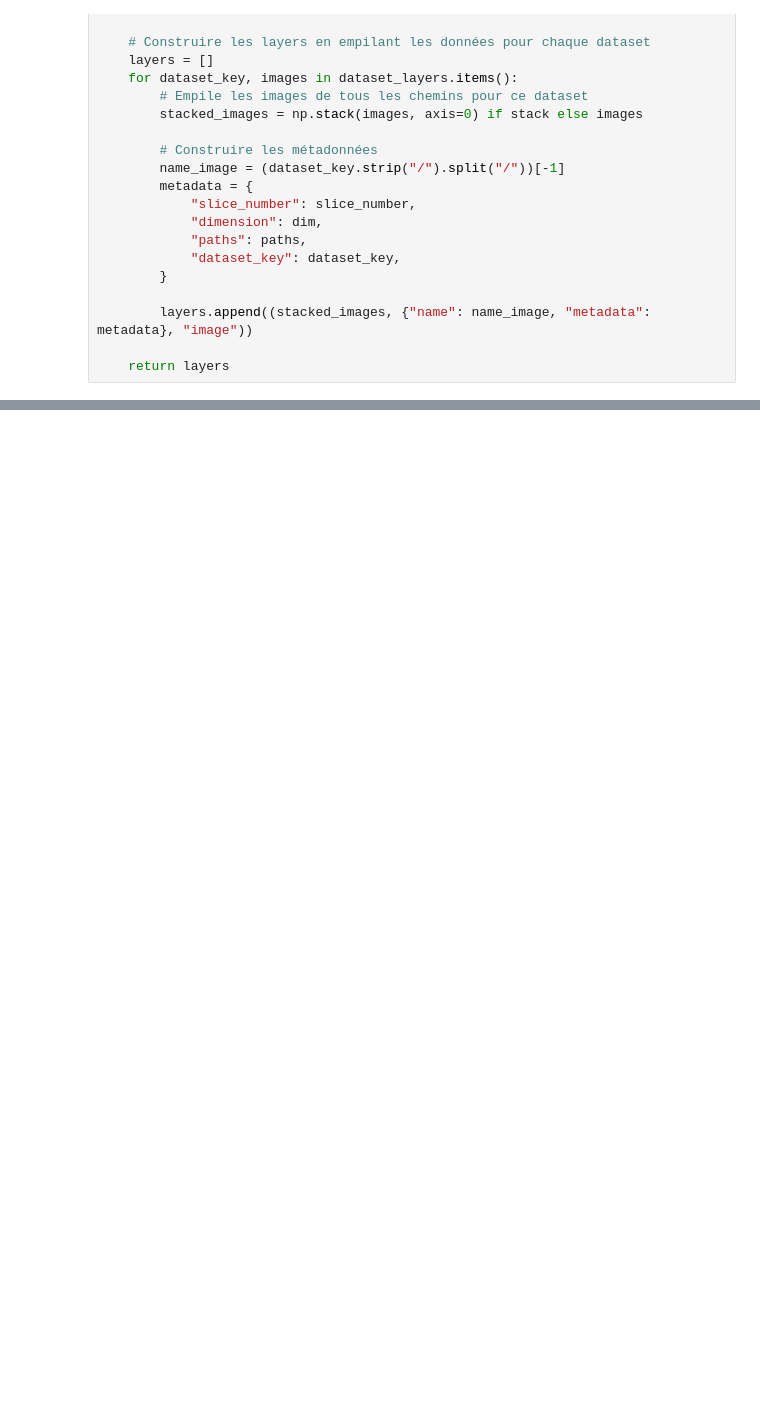
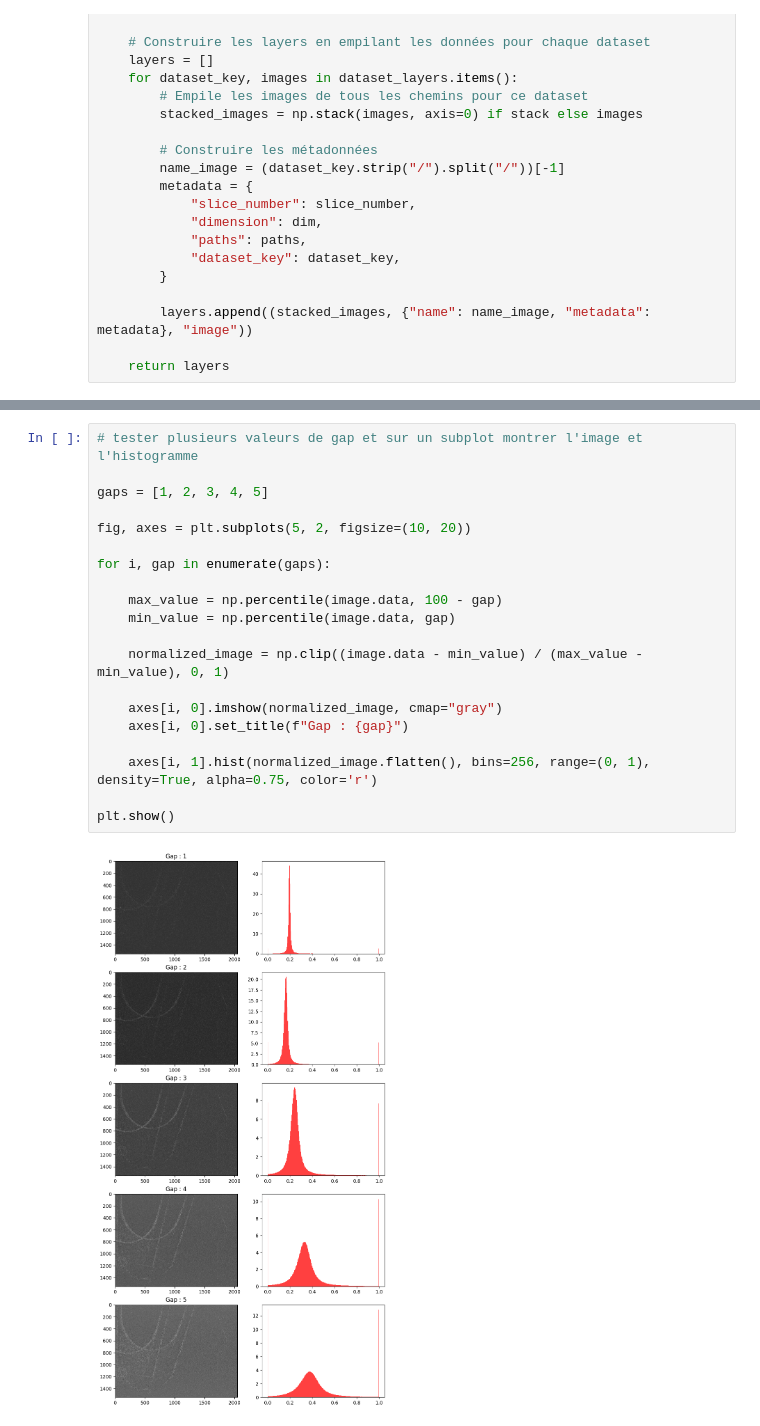
Before and after one commit to Clementcmoi/MoBI_plugin, a Jupyter notebook: test.ipynb, the cells around one changed output, grey strips where cells are left out. Drawn from its saved outputs; the diff is of its cells as text; blank space fills up the shorter version.

```diff
--- a/test.ipynb
+++ b/test.ipynb
@@ -219,0 +266,22 @@ def read_nxs(paths, stack=False):
+# %%
+# tester plusieurs valeurs de gap et sur un subplot montrer l'image et l'histogramme
+
+gaps = [1, 2, 3, 4, 5]
+
+fig, axes = plt.subplots(5, 2, figsize=(10, 20))
+
+for i, gap in enumerate(gaps):
+
+    max_value = np.percentile(image.data, 100 - gap)
+    min_value = np.percentile(image.data, gap)
+
+    normalized_image = np.clip((image.data - min_value) / (max_value - min_value), 0, 1)
+
+    axes[i, 0].imshow(normalized_image, cmap="gray")
+    axes[i, 0].set_title(f"Gap : {gap}")
+
+    axes[i, 1].hist(normalized_image.flatten(), bins=256, range=(0, 1), density=True, alpha=0.75, color='r')
+
+plt.show()
+# %% [output]
+[figure, added]
```
Also changed, not shown: parts of 2 cells of this notebook, 9 other files.
